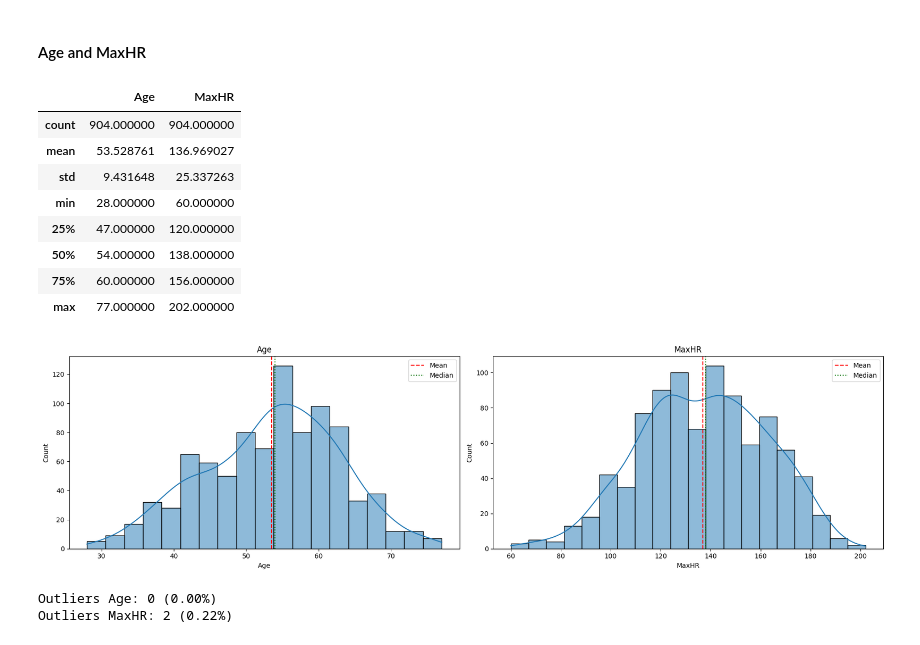
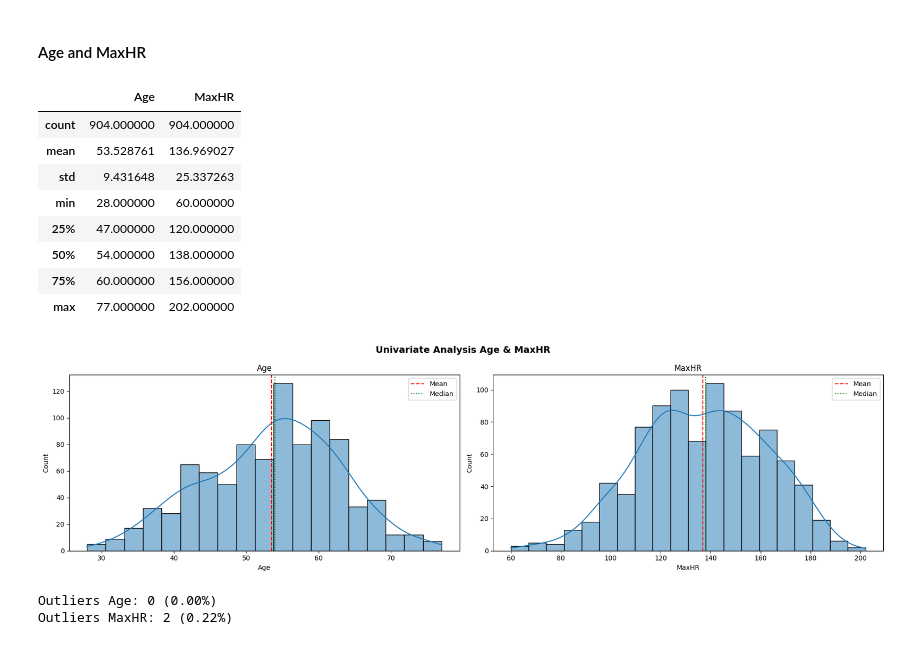
Before and after one commit to biotechwithdata/REPO, a Jupyter notebook: heart-disease-risk-analysis/notebook/heart_disease_risk_analysis.ipynb, the cells around one changed output. Saved outputs shown, nothing was run; the diff lists cells and outputs as text; code cells hidden in the pictures.

```diff
--- a/heart_disease_risk_analysis.ipynb
+++ b/heart-disease-risk-analysis/notebook/heart_disease_risk_analysis.ipynb
@@ -40,6 +40,6 @@ import scipy.stats as stats
 import seaborn as sns
 # %%
 # Data load
-df = pd.read_csv("heart_2.csv")
+df = pd.read_csv("heart.csv")
 df.head(2)
 # %% [output]
@@ -140,8 +138,8 @@ df["FastingBS"] = df["FastingBS"].map({
     1: ">= 120 [mg/dL]"})
 
 df["HeartDisease_label"] = df["HeartDisease"].map({
-    0: "Normal",
-    1: "Cardiopathy"})
+    0: "No Disease",
+    1: "Disease"})
 # %%
 # Final check
 print(df.isnull().sum())
@@ -477,33 +489,43 @@ D'Agostino-Pearson: statistic value = 61.9652, p-value = 0.0000
 # %%
 numeric_columns = ["Age", "MaxHR"]
 display(df[numeric_columns].describe())
 
 fig, axes = plt.subplots(1, 2, figsize=(18,5))
+
+fig.suptitle("Univariate Analysis Age & MaxHR",
+          fontweight="bold",
+          fontsize=14)
 
 for i, col in enumerate(numeric_columns):
     sns.histplot(df[col], kde=True, ax=axes[i])
 
     mean = df[col].mean()
     median = df[col].median()
 
     axes[i].axvline(mean, color="red", linestyle='--', label='Mean')
     axes[i].axvline(median, color="green", linestyle=':', label='Median')
     axes[i].set_title(col)
     axes[i].legend()
 
 plt.tight_layout()
+
+plt.savefig('images/univariate-analysis-age-&-maxHR.png',
+    dpi=300,
+    bbox_inches='tight'
+)
+
 plt.show()
 # %% [output]
 |  | Age | MaxHR |
 | count | 904.000000 | 904.000000 |
 | mean | 53.528761 | 136.969027 |
 | std | 9.431648 | 25.337263 |
 | min | 28.000000 | 60.000000 |
 | 25% | 47.000000 | 120.000000 |
 | 50% | 54.000000 | 138.000000 |
 | 75% | 60.000000 | 156.000000 |
 | max | 77.000000 | 202.000000 |
-[figure, old version]
+[figure, new version]
 # %%
 # Atypical values
 for col in numeric_columns:
```
Also changed, not shown: parts of 25 cells of this notebook, 30 other files.
